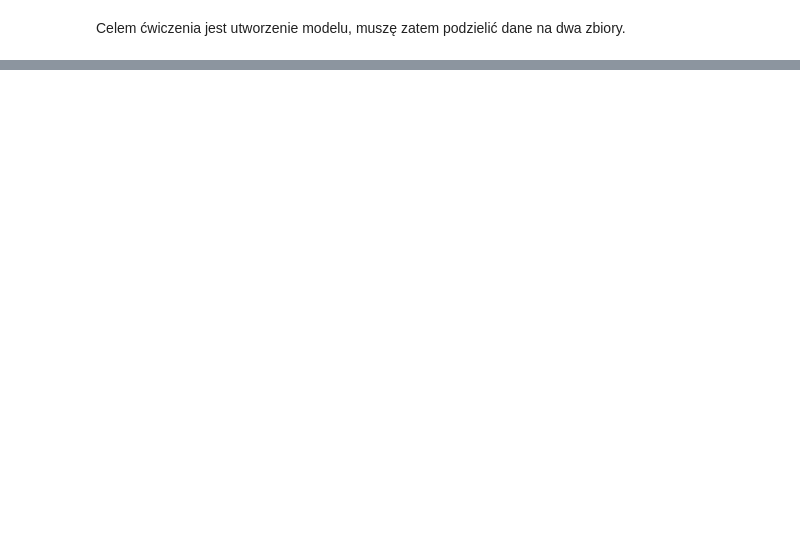
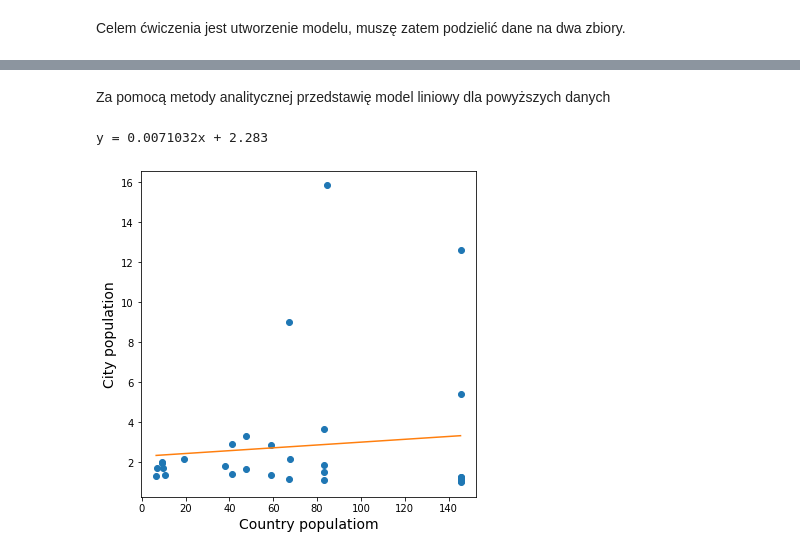
Before and after one commit to Mat2OO1/MSiD-Lab, a Jupyter notebook: Lab3.ipynb, the cells around one changed output, grey strips where cells are left out. Cells and saved outputs as stored; diff of their text form; code cells hidden in the pictures; blank space fills up the shorter version.

```diff
--- a/Lab3.ipynb
+++ b/Lab3.ipynb
@@ -109,0 +109,30 @@ plt.show()
+# %% [markdown]
+Za pomocą metody analitycznej przedstawię model liniowy dla powyższych danych
+# %%
+import numpy as np
+def model(parametry, x):
+  a, b = parametry
+  return a*x + b
+
+A = np.vstack([X, np.ones(X.shape[0])]).T
+theta = np.dot(np.dot(np.linalg.inv(np.dot(A.T, A)), A.T), Y)
+#  w tym miejscu wprowadzasz wzory analityczne
+a_est = theta[0]
+b_est = theta[1]
+
+print(f'y = {a_est:0.5}x + {b_est:0.5}')
+
+# utwórz wartości x dla całego zakresu zmienności na osi x
+X_test = np.linspace(start=X.min(), stop=X.max(), num=300)
+# "odpytaj" model dla zakresu osi x objętego pomiarami
+Y_pred = model(parametry=[a_est, b_est], x=X_test)
+
+plt.figure(figsize=(6,6))
+plt.scatter(X,Y)
+plt.plot(X_test, Y_pred, color='tab:orange')
+plt.xlabel('Country populatiom', fontsize=14)
+plt.ylabel('City population', fontsize=14)
+plt.show()
+# %% [output]
+y = 0.0071032x + 2.283
+[figure, added]
```
Also changed, not shown: parts of 12 cells of this notebook.
